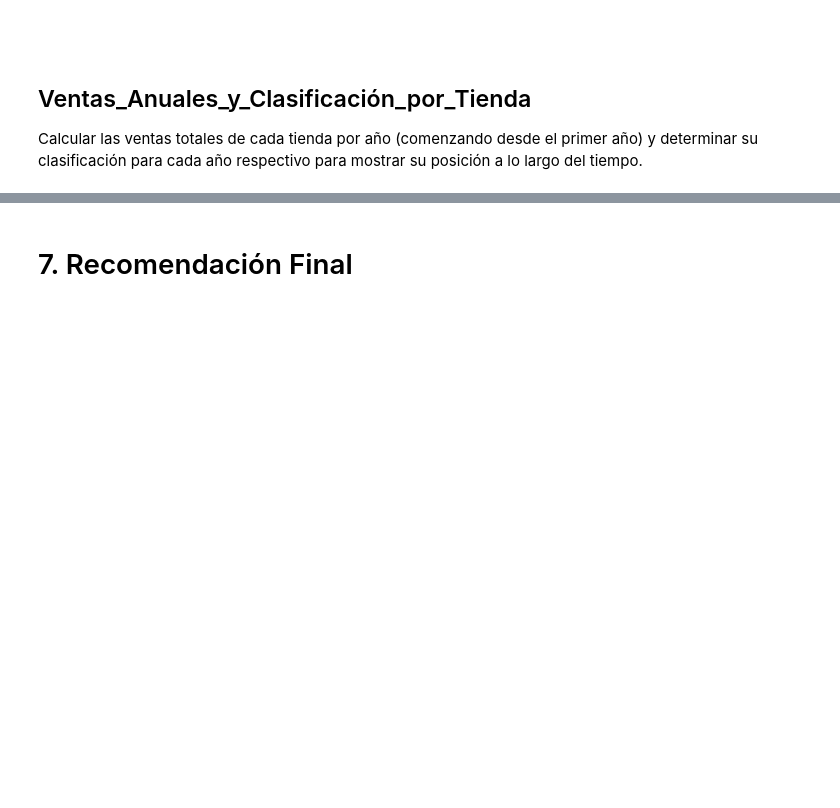
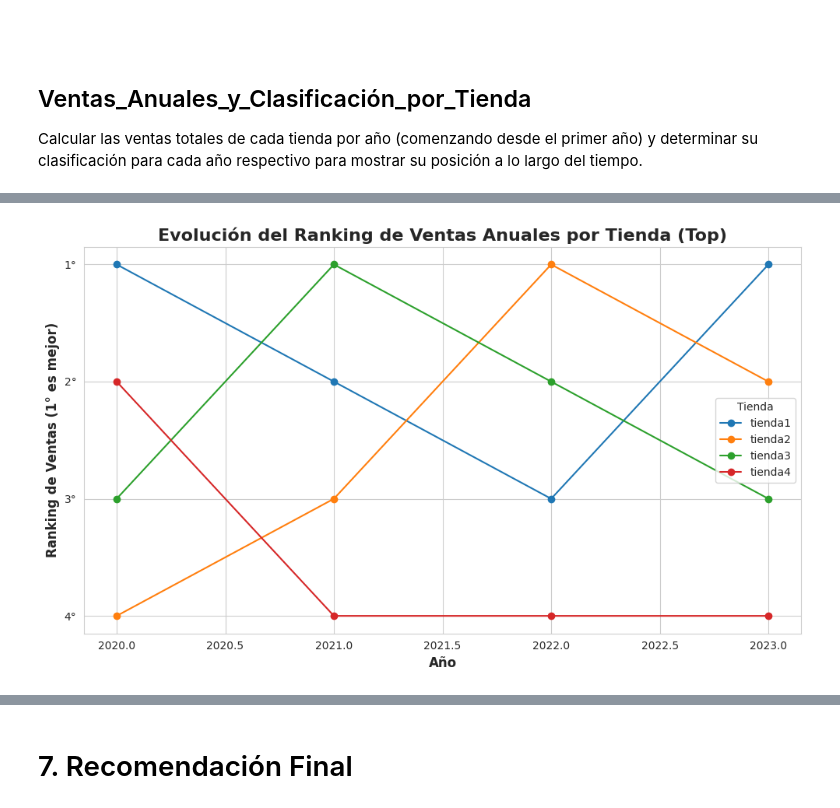
Before and after one commit to Harold-dev-code/Primer_Challenge_DataScience_Alura_Store, a Jupyter notebook: Primer_Challenge_DataScience_AluraStore.ipynb, the cells around one changed output, grey strips where cells are left out. Cells and saved outputs as stored; diff of their text form; code cells hidden in the pictures; blank space fills up the shorter version.

Commit message:
GRAFICAS DE VENTAS

```diff
--- a/Primer_Challenge_DataScience_AluraStore.ipynb
+++ b/Primer_Challenge_DataScience_AluraStore.ipynb
@@ -747,0 +775,52 @@ Calcular las ventas totales de cada tienda por año (comenzando desde el primer
+# %%
+import matplotlib.pyplot as plt # Importa la librería Matplotlib para la creación de gráficos.
+import seaborn as sns # Importa la librería Seaborn para mejorar el estilo de los gráficos.
+from matplotlib.ticker import FuncFormatter # Importa FuncFormatter para crear un formateador personalizado para los ejes.
+
+sns.set_style("whitegrid") # Configura el estilo visual de los gráficos a un fondo blanco con cuadrícula.
+
+plt.figure(figsize=(10, 6)) # Crea una nueva figura para el gráfico con un tamaño específico (ancho x alto).
+
+# Asegurarse de que 'ventas_anuales_df' esté definido y contenga los rankings para el gráfico.
+ventas_anuales_df = ventas_anuales_por_tienda.reset_index() # Convierte la Serie 'ventas_anuales_por_tienda' en un DataFrame y reinicia su índice.
+ventas_anuales_df['Ranking'] = ventas_anuales_df.groupby('Año')['Precio'].rank(ascending=False, method='min') # Calcula el ranking de ventas ('Precio') por 'Año' y lo añade como una nueva columna 'Ranking'.
+
+# Obtener tiendas únicas para iterar y trazar una línea por cada una.
+unidades_tienda = ventas_anuales_df['Tienda'].unique() # Obtiene una lista de los nombres de tiendas únicas.
+
+# Graficar una línea para cada tienda, mostrando su evolución en el ranking.
+for tienda in unidades_tienda: # Itera sobre cada nombre de tienda.
+    tienda_data = ventas_anuales_df[ventas_anuales_df['Tienda'] == tienda] # Filtra el DataFrame para obtener los datos de la tienda actual.
+    plt.plot(tienda_data['Año'], tienda_data['Ranking'], marker='o', label=tienda) # Traza una línea con marcadores para el ranking de la tienda a lo largo de los años.
+
+# Establecer título y etiquetas de los ejes del gráfico.
+plt.title('Evolución del Ranking de Ventas Anuales por Tienda (Top)', fontsize=16, fontweight='bold') # Establece el título principal del gráfico.
+plt.xlabel('Año', fontsize=12, fontweight='bold') # Etiqueta el eje X como 'Año'.
+plt.ylabel('Ranking de Ventas (1° es mejor)', fontsize=12, fontweight='bold') # Etiqueta el eje Y como 'Ranking de Ventas'.
+
+# Invertir el eje Y para que el ranking #1 (el mejor) aparezca en la parte superior del gráfico.
+plt.gca().invert_yaxis() # Invierte el eje Y para que los valores más bajos (mejor ranking) estén arriba.
+
+# Establecer los 'ticks' del eje Y para mostrar solo números enteros desde 1 hasta el ranking máximo.
+max_rank = ventas_anuales_df['Ranking'].max() # Obtiene el valor máximo del ranking.
+plt.yticks(range(1, int(max_rank) + 1)) # Configura los 'ticks' del eje Y para mostrar enteros.
+
+# --- Formato personalizado para las etiquetas del eje Y (ordinales) ---
+def ordinal_formatter(x, p): # Define una función para formatear los 'ticks' del eje Y como números ordinales.
+    # 'x' es el valor numérico del 'tick' (por ejemplo, 1, 2, 3).
+    # 'p' es la posición del 'tick' en el eje (no se usa en este caso).
+    return f'{int(x)}°'    # Convierte el valor 'x' a un entero y le añade el símbolo de grado '°' para formar el ordinal (ej. '1°').
+
+plt.gca().yaxis.set_major_formatter(FuncFormatter(ordinal_formatter)) # Aplica el formateador ordinal al eje Y. .set_major_formatter() método que nos permite definir cómo se van a mostrar las etiquetas principales en el eje.
+# ------------------------------------------------------------------
+
+# Añadir una leyenda para identificar cada línea de tienda en el gráfico.
+plt.legend(title='Tienda') # Muestra la leyenda, usando los nombres de las tiendas.
+
+# Ajustar el diseño del gráfico para evitar que las etiquetas se superpongan.
+plt.tight_layout() # Ajusta automáticamente los parámetros de la subtrama para un diseño ajustado.
+
+# Mostrar el gráfico final en pantalla.
+plt.show() # Muestra el gráfico.
+# %% [output]
+[figure, added]
```
Also changed, not shown: parts of 20 cells of this notebook.
